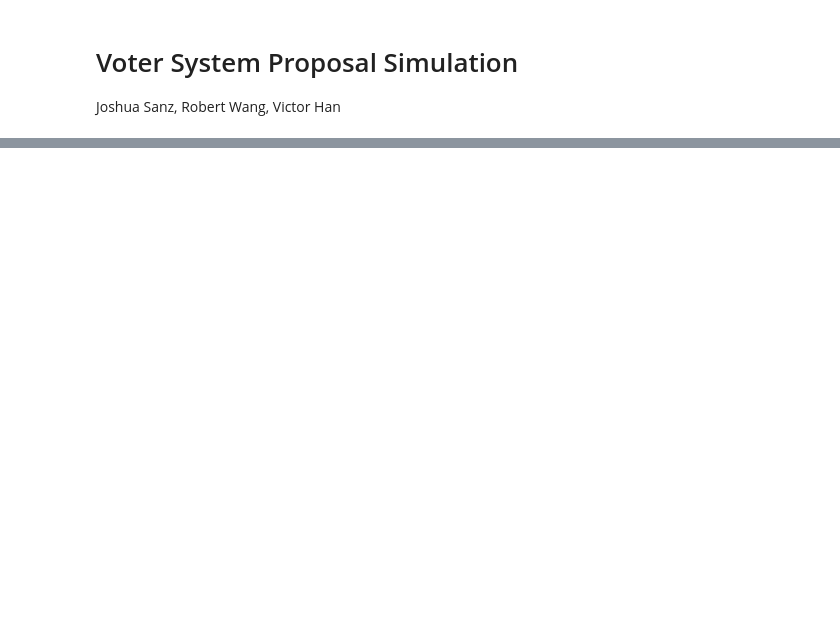
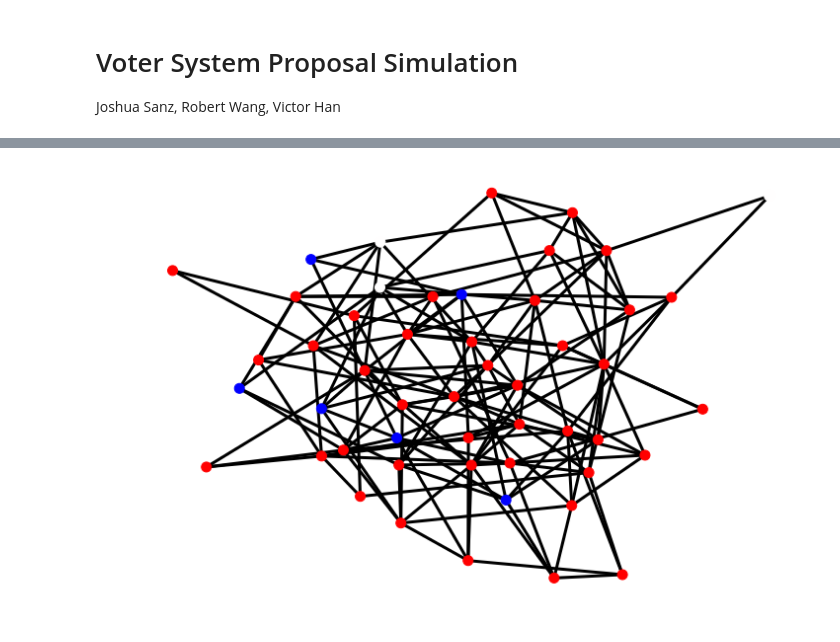
Before and after one commit to vhan95/EECS126_project, a Jupyter notebook: proposal.ipynb, the cells around one changed output, grey strips where cells are left out. Saved outputs shown, nothing was run; the diff lists cells and outputs as text; code cells hidden in the pictures; blank space fills up the shorter version.

```diff
--- a/proposal.ipynb
+++ b/proposal.ipynb
@@ -49,0 +58,5 @@ ValueError: num must be 1 <= num <= 0, not 1
+# %%
+vm.update()
+vm.draw()
+# %% [output]
+[figure, added]
```
Also changed, not shown: parts of 8 cells of this notebook, 1 other file.
